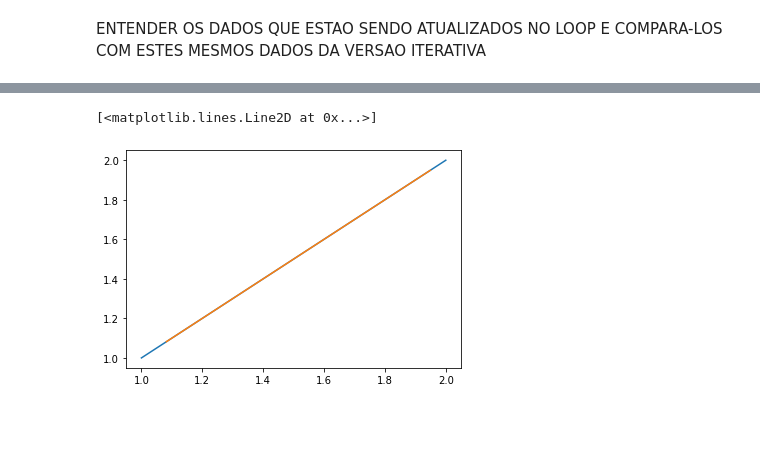
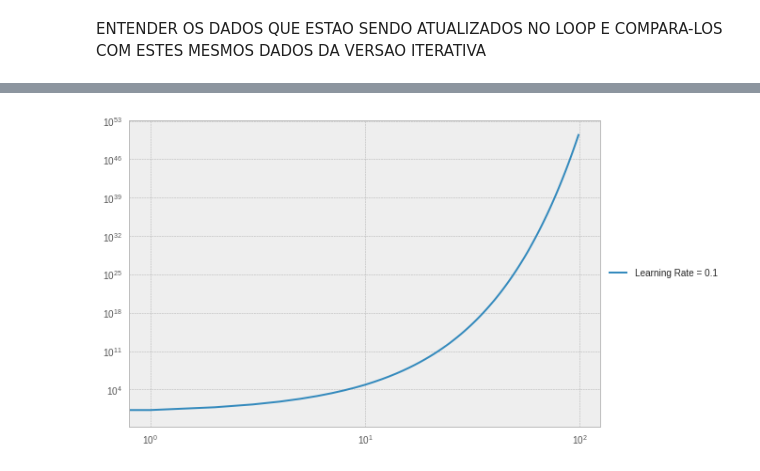
Before and after one commit to danbailo/T1-Inteligencia-Artificial, a Jupyter notebook: src/Vetorial.ipynb, the cells around one changed output, grey strips where cells are left out. Saved outputs shown, nothing was run; the diff lists cells and outputs as text; code cells hidden in the pictures; blank space fills up the shorter version.

```diff
--- a/src/Vetorial.ipynb
+++ b/src/Vetorial.ipynb
@@ -56,6 +3,22 @@ array([[1],
-# %%
-plt.plot(x,y)
-plt.plot(theta[0][0] + theta[1][0] * x,theta[0][0] + theta[1][0] * y)
-# %% [output]
-[<matplotlib.lines.Line2D at 0x...>]
-[figure, removed]
+# %%
+import numpy as np
+import matplotlib.pyplot as plt
+import os
+%matplotlib inline
+# plt.style.use('seaborn-whitegrid')
+# plt.style.use('seaborn')
+plt.style.use('bmh')
+# plt.style.use('ggplot')
+# plt.style.use('fivethirtyeight')
+
+plt.rcParams['figure.figsize'] = (8, 6) #largura e altura
+# %%
+def linear_regression(num_it, alpha, theta):
+    err = np.zeros(num_it)
+    for i in range(num_it):
+        h = np.dot(X,theta)
+        e = h-y
+        J = (np.dot(e.T,e)/(2*m))
+        err[i] = J
+        theta = theta - ((alpha/m)*np.dot(X.T,e))
+    return err, theta
@@ -61,0 +32,22 @@ plt.plot(theta[0][0] + theta[1][0] * x,theta[0][0] + theta[1][0] * y)
+# %%
+x = np.loadtxt('../inputs/entradas_x.txt')
+y = np.loadtxt('../inputs/saidas_y.txt')
+m = len(x)
+x = x.reshape(m,1)
+y = y.reshape(m,1)
+
+X = np.ones((len(x),2))
+X[:,-1:] = x
+theta = np.array([0,0]).reshape(2,1)
+# %%
+num_it = 100
+plt.xscale('log')
+plt.yscale('log')
+
+err,_ = linear_regression(num_it=num_it, alpha=0.1, theta=theta)
+
+plt.plot(range(num_it),err, label='Learning Rate = 0.1')
+plt.legend(loc='center left', bbox_to_anchor=(1.0, 0.5))
+plt.savefig(os.path.join('..','imgs/')+'first_insight.pdf', bbox_inches='tight')
+# %% [output]
+[figure, added]
```
Also changed, not shown: parts of 12 cells of this notebook, 2 other files.
